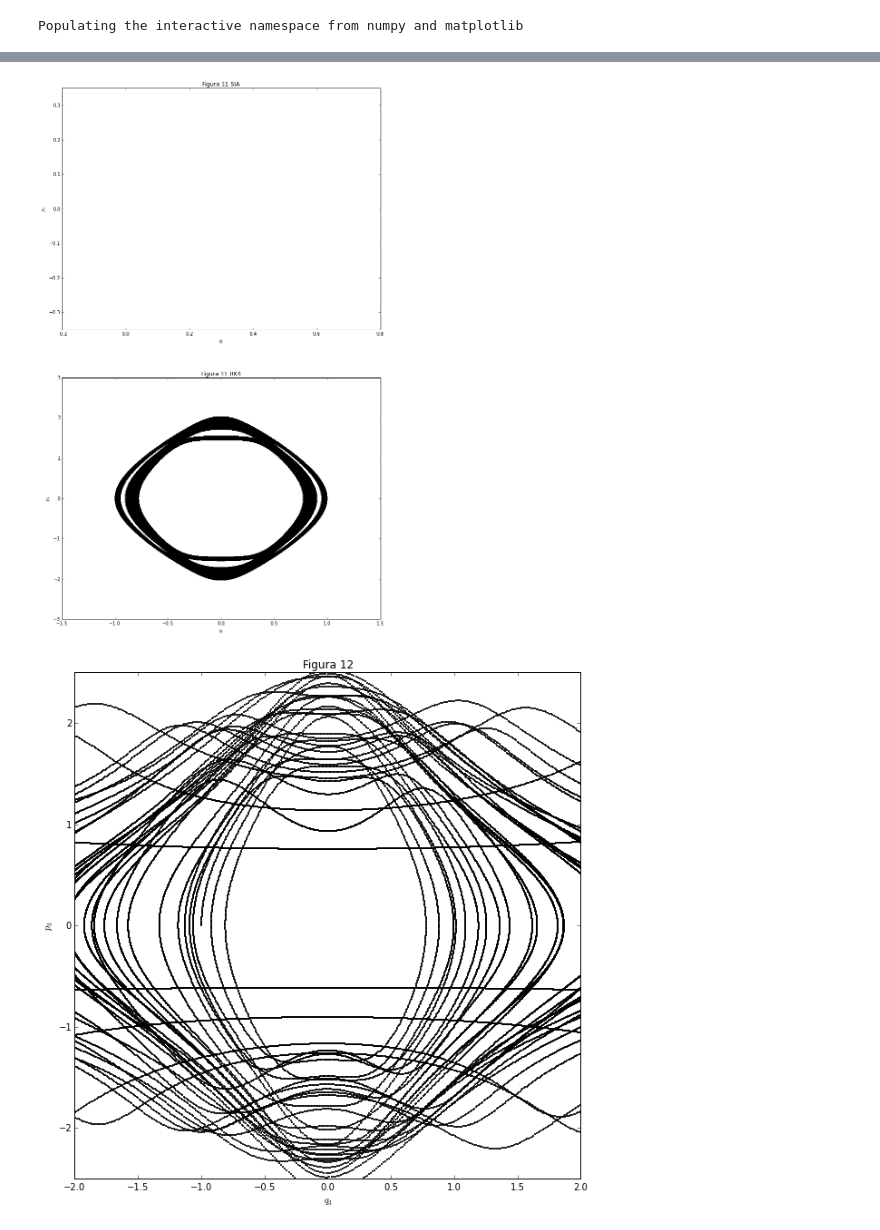
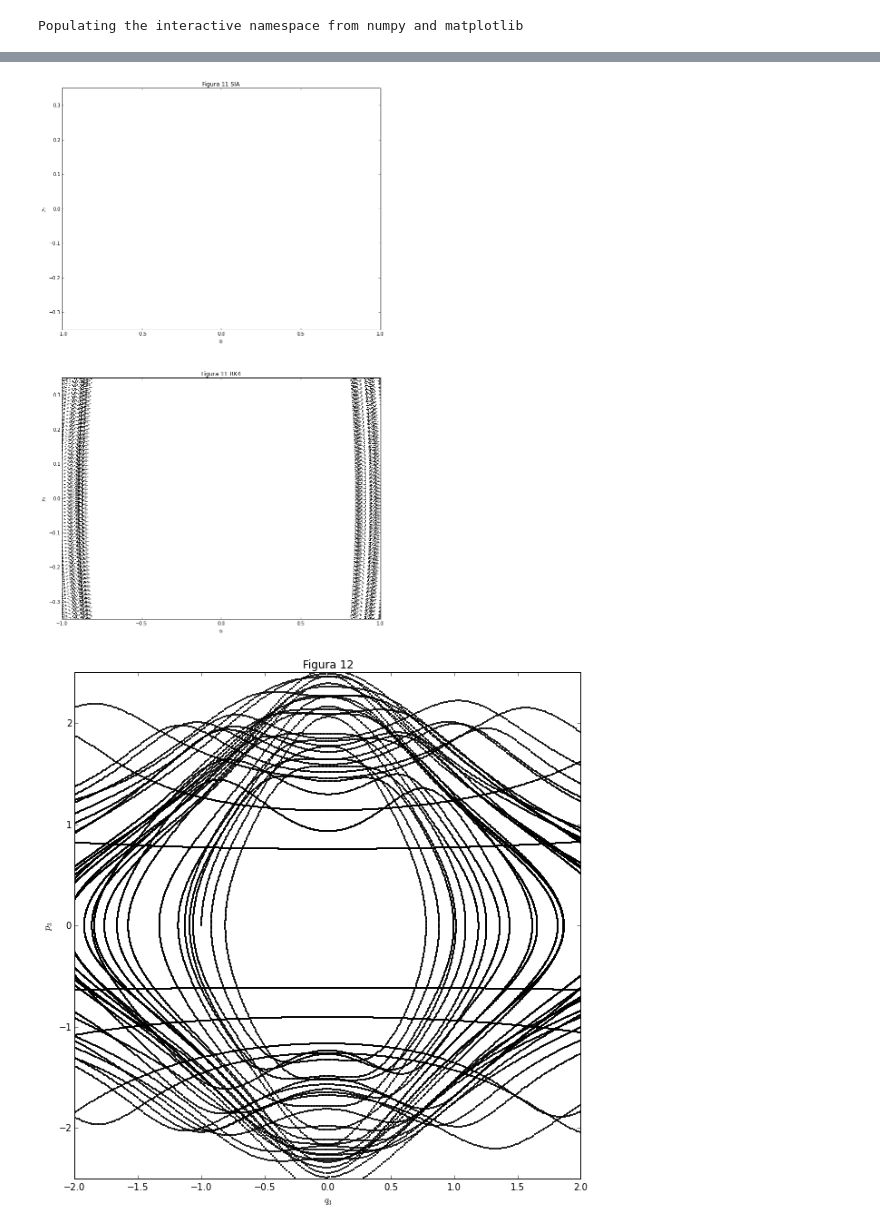
Before and after one commit to diitaz93/MCA, a Jupyter notebook: tarea_1/3_cuerpos/tareatemp.ipynb, the cells around one changed output, grey strips where cells are left out. Saved outputs shown, nothing was run; the diff lists cells and outputs as text; code cells hidden in the pictures.

```diff
--- a/tarea_1/3_cuerpos/tareatemp.ipynb
+++ b/tarea_1/3_cuerpos/tareatemp.ipynb
@@ -51,20 +51,22 @@ show(fig10)
 # %%
 fig11=plt.figure(figsize=(12,20))
 plt.subplot(2,1,1)
 plt.scatter(data[:,0],data[:,1],s=1,c='k')
 plt.ylim((-0.35,0.35))
-plt.xlim((-0.2,0.8))
+plt.xlim((-1,1))
 plt.ylabel(r'$p_3$')
 plt.xlabel(r'$q_3$')
 plt.title(r'Figura 11 SIA')
 plt.subplot(2,1,2)
 plt.scatter(data[:,2],data[:,3],s=1,c='k')
 plt.ylabel(r'$p_3$')
 plt.xlabel(r'$q_3$')
+plt.ylim((-0.35,0.35))
+plt.xlim((-1,1))
 plt.title(r'Figura 11 RK4')
 show(fig11)
 # %% [output]
-[figure, old version]
+[figure, new version]
 # %%
 #FIGURA 12
 data=np.genfromtxt('fig12.dat')
```
Also changed, not shown: parts of 2 cells of this notebook, 7 other files.
